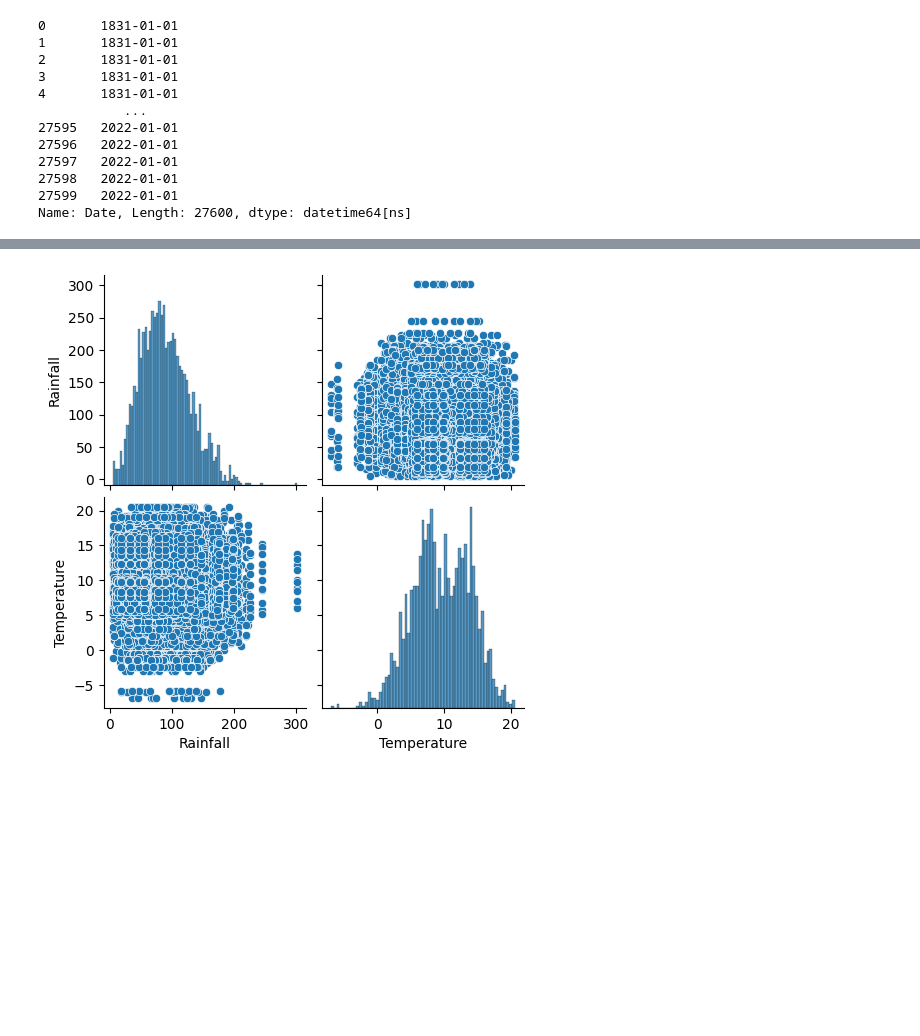
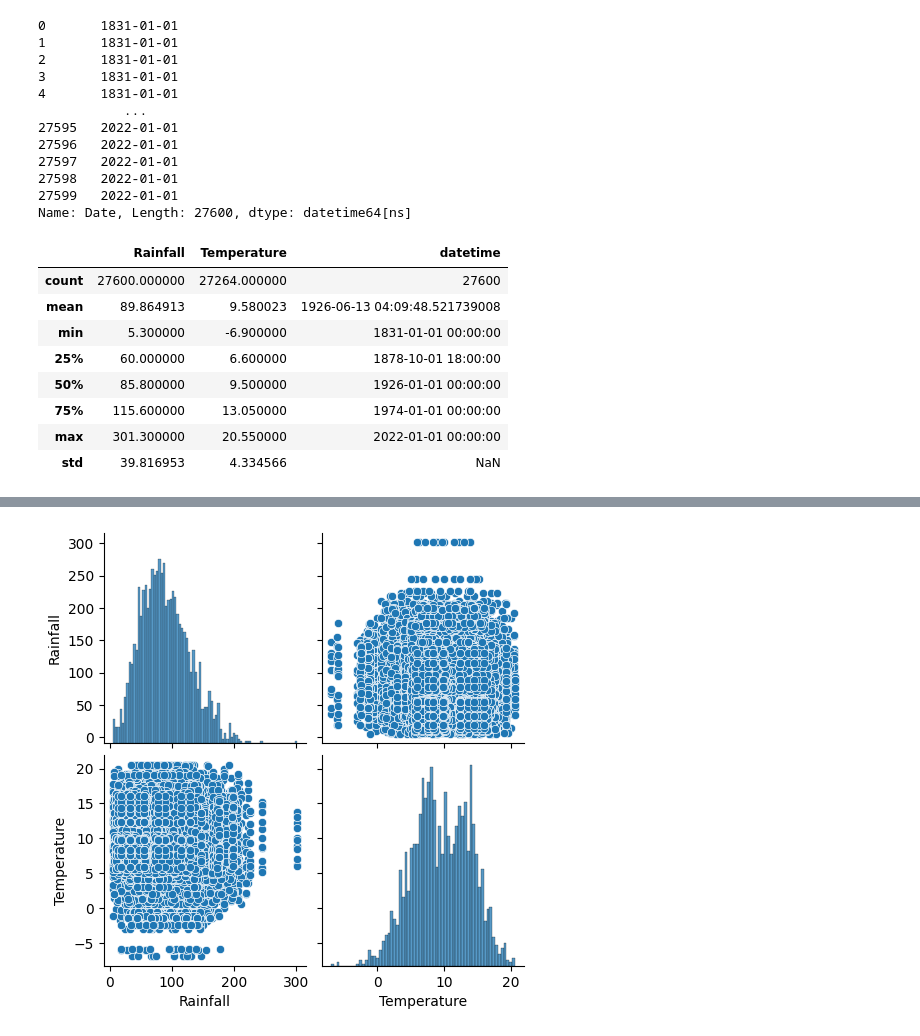
Before and after one commit to Tanjasta/PFDA_Assignment2, a Jupyter notebook: PFDA_Assignment2.ipynb, the cells around one changed output, grey strips where cells are left out. Cells and saved outputs as stored; diff of their text form; code cells hidden in the pictures; blank space fills up the shorter version.

```diff
--- a/PFDA_Assignment2.ipynb
+++ b/PFDA_Assignment2.ipynb
@@ -1283,0 +1288,12 @@ Name: Date, Length: 27600, dtype: datetime64[ns]
+# %%
+merged_df.describe()
+# %% [output]
+|  | Rainfall | Temperature | datetime |
+| count | 27600.000000 | 27264.000000 | 27600 |
+| mean | 89.864913 | 9.580023 | 1926-06-13 04:09:48.521739008 |
+| min | 5.300000 | -6.900000 | 1831-01-01 00:00:00 |
+| 25% | 60.000000 | 6.600000 | 1878-10-01 18:00:00 |
+| 50% | 85.800000 | 9.500000 | 1926-01-01 00:00:00 |
+| 75% | 115.600000 | 13.050000 | 1974-01-01 00:00:00 |
+| max | 301.300000 | 20.550000 | 2022-01-01 00:00:00 |
+| std | 39.816953 | 4.334566 | NaN |
```
Also changed, not shown: parts of 8 cells of this notebook.
